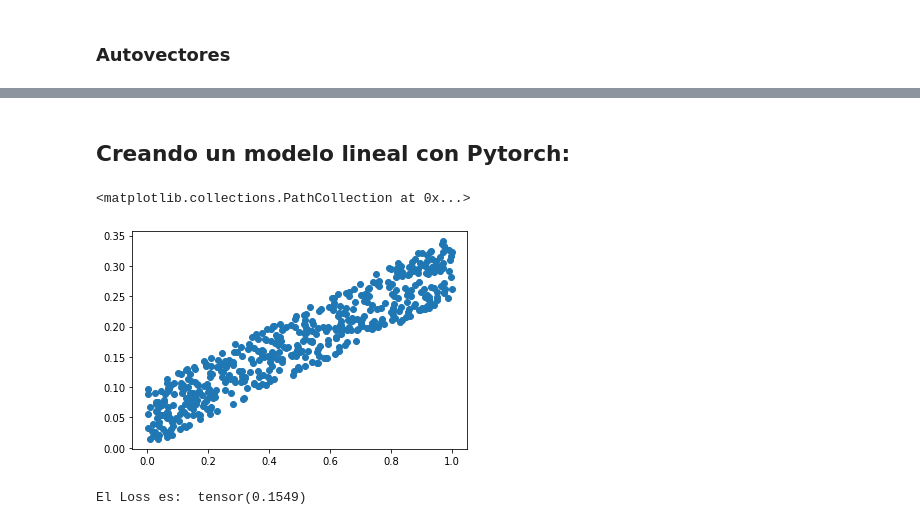
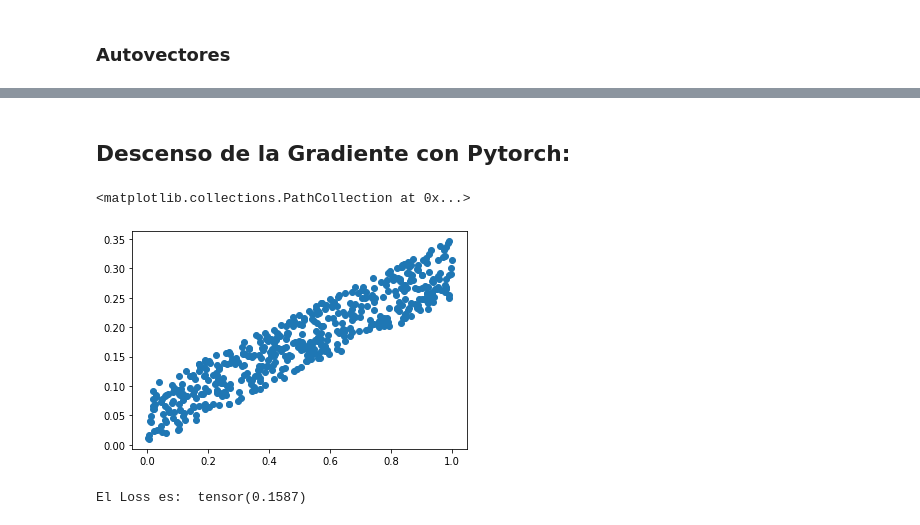
Before and after one commit to PBenavides/Practice_Notebooks, a Jupyter notebook: Pytorch Training/Pytorch_Introducción.ipynb, the cells around one changed output, grey strips where cells are left out. Drawn from its saved outputs; the diff is of its cells as text; code cells hidden in the pictures.

```diff
--- a/Pytorch Training/Pytorch_Introducción.ipynb
+++ b/Pytorch Training/Pytorch_Introducción.ipynb
@@ -171,17 +167,23 @@ eigenvectors=tensor([]))
-# %% [markdown]
-## Creando un modelo lineal con Pytorch:
+# %% [markdown]
+## Descenso de la Gradiente con Pytorch:
 # %%
 #Generamos arrays que sean lineales de manera proporcional, pero a su vez random.
 import matplotlib.pyplot as plt
 
+#t_c = [0.5, 14.0, 15.0, 28.0, 11.0, 8.0, 3.0, -4.0, 6.0, 13.0, 21.0]
+#t_u = [35.7, 55.9, 58.2, 81.9, 56.3, 48.9, 33.9, 21.8, 48.4, 60.4, 68.4]
+
+X = torch.tensor(t_c)
+Y = torch.tensor(t_u)
 
 X = torch.rand(500)
 Y = X*0.25 + torch.randint(low=0, high=100, size=(500,))/1000
 
+
 plt.scatter(X, Y)
 # %% [output]
 <matplotlib.collections.PathCollection at 0x...>
-[figure, old version]
+[figure, new version]
 # %%
 #Asumirmeos que a partir de ahora solo tenemos los datos, así que describiremos la forma de nuestro modelo.
 #En una función, para poder luego minimizar los errores.
@@ -194,7 +196,7 @@ def model(X, w, b):
 
 #Definimos la funcion de pérdida como el clásico error medio al cuadrado (MSE)
 
-def loss(preds,Y):
+def funcion_perdida(preds,Y):
   """
   Donde Y son los valores reales y preds las predicciones.
   """
@@ -208,10 +210,10 @@ b = torch.zeros(())
 
 preds = model(X, w, b)
 #Ahora chequeamos el valor del error.
-loss = loss(preds, Y)
+loss = funcion_perdida(preds, Y)
 print("El Loss es: ",loss)
 # %% [output]
-El Loss es:  tensor(0.1549)
+El Loss es:  tensor(0.1587)
 # %%
 #Necesitamos la derivada de nuestra funcion de perdida:
 def deriv_loss(preds,Y):
```
Also changed, not shown: parts of 11 cells of this notebook, 12 other files.
